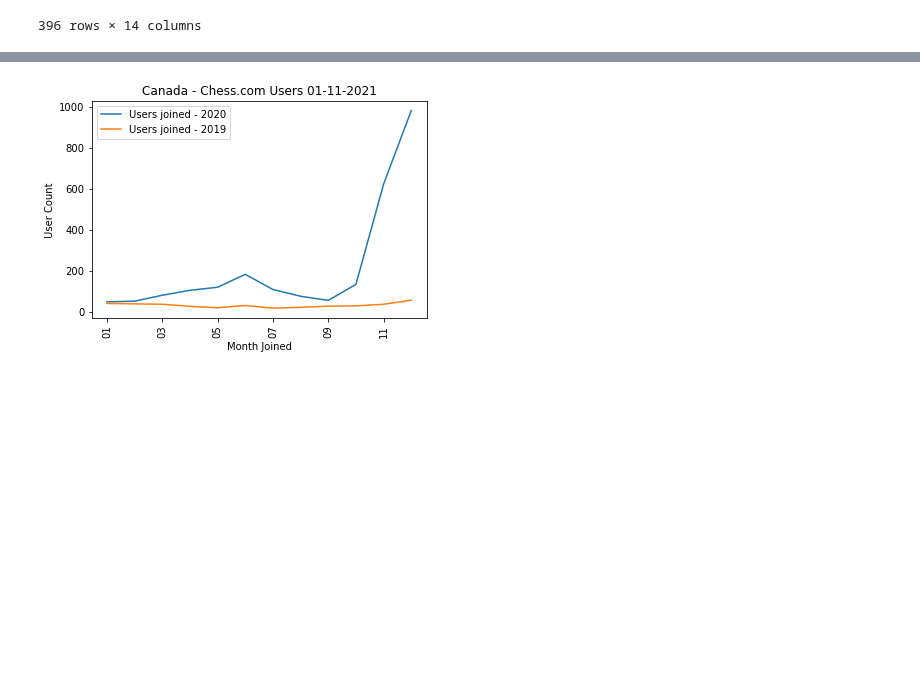
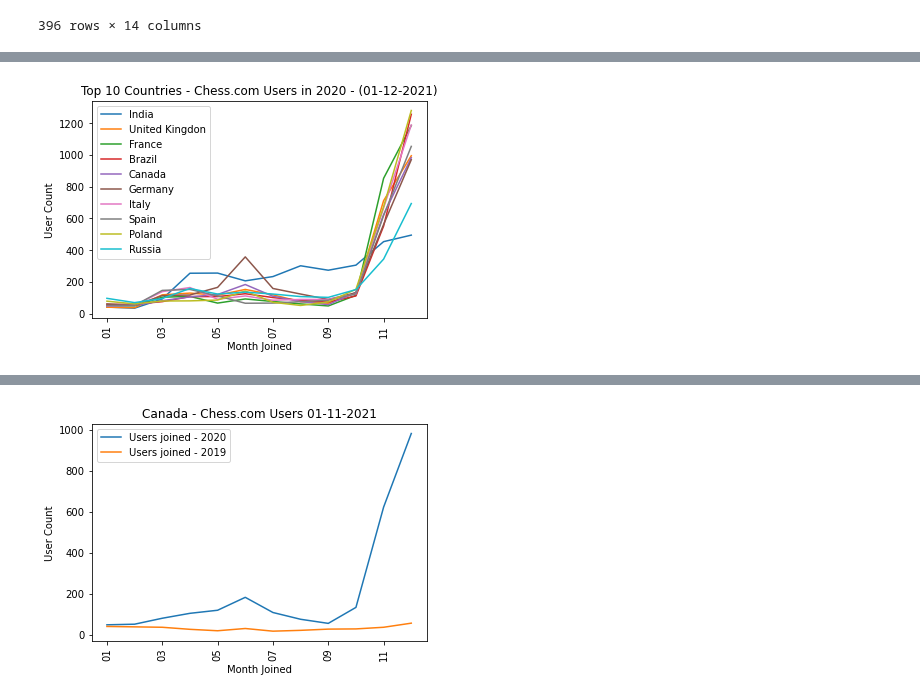
Before and after one commit to melissamonroe/who-plays-chess, a Jupyter notebook: ChessDetailsPy.ipynb, the cells around one changed output, grey strips where cells are left out. Saved outputs shown, nothing was run; the diff lists cells and outputs as text; code cells hidden in the pictures; blank space fills up the shorter version.

Commit message:
top 10 countries plot (lines)

```diff
--- a/ChessDetailsPy.ipynb
+++ b/ChessDetailsPy.ipynb
@@ -416,8 +609,6 @@ groupby_yearmonth_2019_CA_count_df = groupby_yearmonth_2019_CA["joined_month"].c
 
 groupby_yearmonth_2020_RU_count_df = groupby_yearmonth_2020_RU["joined_month"].count()
 groupby_yearmonth_2019_RU_count_df = groupby_yearmonth_2019_RU["joined_month"].count()
-
-
 
 groupby_yearmonth_2020_BR_count_df = groupby_yearmonth_2020_BR["joined_month"].count()
 groupby_yearmonth_2019_BR_count_df = groupby_yearmonth_2019_BR["joined_month"].count()
@@ -436,3 +627,45 @@ groupby_yearmonth_2019_ES_count_df = groupby_yearmonth_2019_ES["joined_month"].c
 
 groupby_yearmonth_2020_TR_count_df = groupby_yearmonth_2020_TR["joined_month"].count()
 groupby_yearmonth_2019_TR_count_df = groupby_yearmonth_2019_TR["joined_month"].count()
+
+groupby_yearmonth_2020_PL_count_df = groupby_yearmonth_2020_PL["joined_month"].count()
+groupby_yearmonth_2019_PL_count_df = groupby_yearmonth_2019_PL["joined_month"].count()
+
+groupby_yearmonth_2020_IN_count_df = groupby_yearmonth_2020_IN["joined_month"].count()
+groupby_yearmonth_2019_IN_count_df = groupby_yearmonth_2019_IN["joined_month"].count()
+
+groupby_yearmonth_2020_GB_count_df = groupby_yearmonth_2020_GB["joined_month"].count()
+groupby_yearmonth_2019_GB_count_df = groupby_yearmonth_2019_GB["joined_month"].count()
+
+groupby_yearmonth_2020_FR_count_df = groupby_yearmonth_2020_FR["joined_month"].count()
+groupby_yearmonth_2019_FR_count_df = groupby_yearmonth_2019_FR["joined_month"].count()
+
+groupby_yearmonth_2020_DE_count_df = groupby_yearmonth_2020_DE["joined_month"].count()
+groupby_yearmonth_2019_DE_count_df = groupby_yearmonth_2019_DE["joined_month"].count()
+
+groupby_yearmonth_2020_IT_count_df = groupby_yearmonth_2020_IT["joined_month"].count()
+groupby_yearmonth_2019_IT_count_df = groupby_yearmonth_2019_IT["joined_month"].count()
+# %%
+
+groupby_yearmonth_2020_IN_count_df.plot()
+groupby_yearmonth_2020_GB_count_df.plot()
+groupby_yearmonth_2020_FR_count_df.plot()
+groupby_yearmonth_2020_BR_count_df.plot()
+groupby_yearmonth_2020_CA_count_df.plot()
+groupby_yearmonth_2020_DE_count_df.plot()
+groupby_yearmonth_2020_IT_count_df.plot()
+groupby_yearmonth_2020_ES_count_df.plot()
+groupby_yearmonth_2020_PL_count_df.plot()
+groupby_yearmonth_2020_RU_count_df.plot()
+
+
+file_created_datetime_CA = time.strftime('%m-%d-%Y', time.localtime(os.path.getctime(output_data_player_details_CA)))
+
+plt.xticks(rotation=90)
+plt.ylabel("User Count")
+plt.xlabel("Month Joined")
+plt.title(f"Top 10 Countries - Chess.com Users in 2020 - ({file_created_datetime_CA})")
+plt.legend(['India', 'United Kingdon', 'France', 'Brazil', 'Canada', 'Germany', 'Italy', 'Spain', 'Poland', 'Russia'])
+plt.show()
+# %% [output]
+[figure, added]
```
Also changed, not shown: parts of 13 cells of this notebook, 1 other file.
